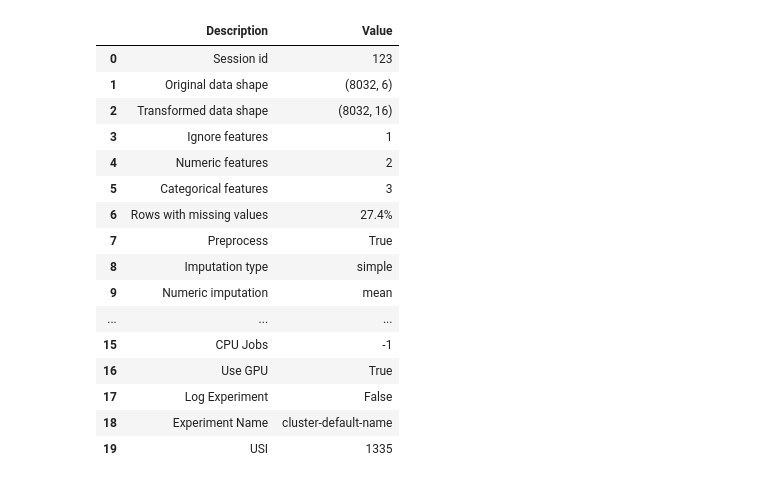
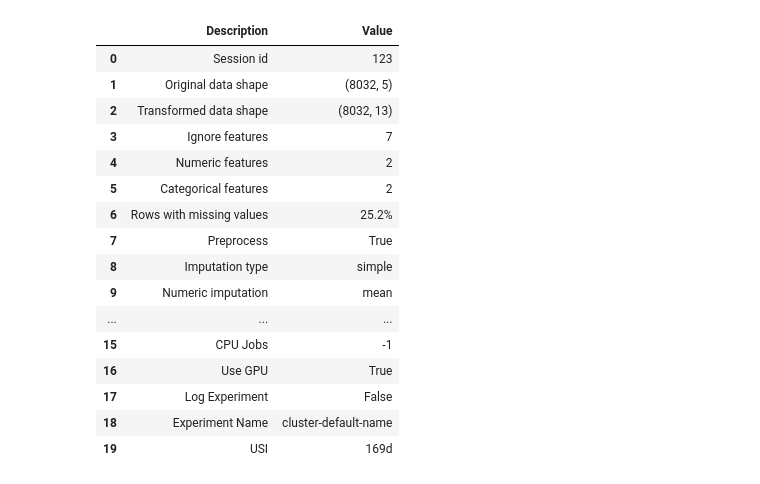
Before and after one commit to ryanisadBW/ds-edc, a Jupyter notebook: main.ipynb, the cells around one changed output. Cells and saved outputs as stored; diff of their text form; code cells hidden in the pictures.

```diff
--- a/main.ipynb
+++ b/main.ipynb
@@ -115,19 +141,19 @@ memory usage: 392.3+ KB
 # %%
 s = setup(
     df,
     normalize=True,
-    ignore_features=['user_id'],
+    ignore_features='user_id',
     use_gpu = True,
     session_id = 123)
 # %% [output]
 |  | Description | Value |
 | 0 | Session id | 123 |
-| 1 | Original data shape | (8032, 6) |
-| 2 | Transformed data shape | (8032, 16) |
-| 3 | Ignore features | 1 |
+| 1 | Original data shape | (8032, 5) |
+| 2 | Transformed data shape | (8032, 13) |
+| 3 | Ignore features | 7 |
 | 4 | Numeric features | 2 |
-| 5 | Categorical features | 3 |
-| 6 | Rows with missing values | 27.4% |
+| 5 | Categorical features | 2 |
+| 6 | Rows with missing values | 25.2% |
 | 7 | Preprocess | True |
 | 8 | Imputation type | simple |
 | 9 | Numeric imputation | mean |
@@ -136,5 +162,5 @@ s = setup(
 | 16 | Use GPU | True |
 | 17 | Log Experiment | False |
 | 18 | Experiment Name | cluster-default-name |
-| 19 | USI | 1335 |
+| 19 | USI | 169d |
 # %%
```
Also changed, not shown: parts of 9 cells of this notebook, 4 other files.
